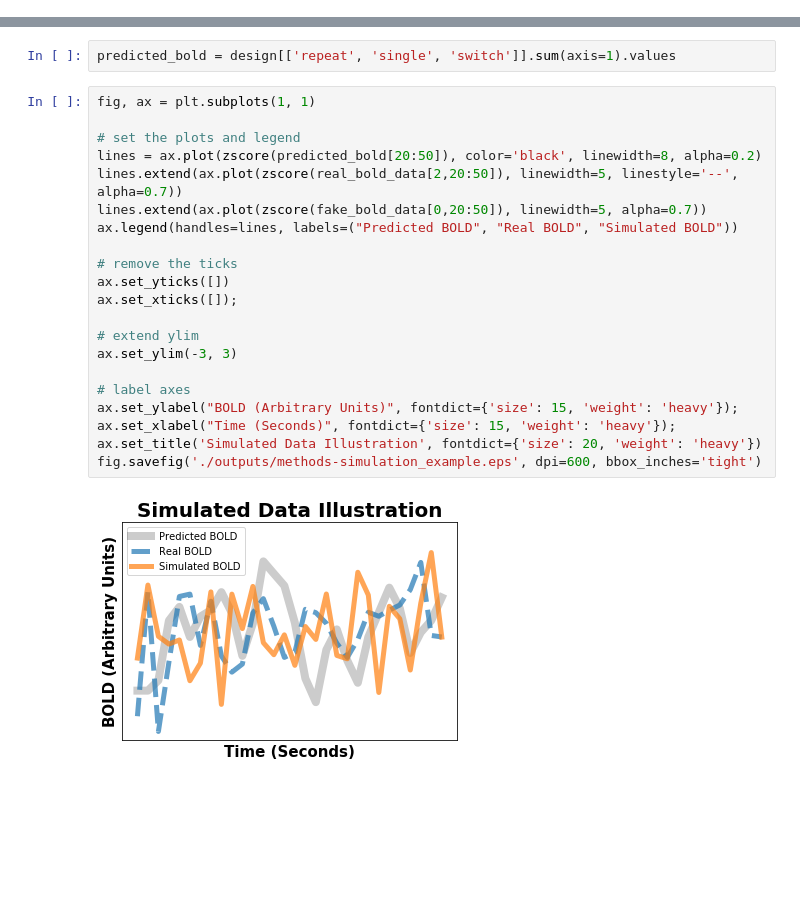
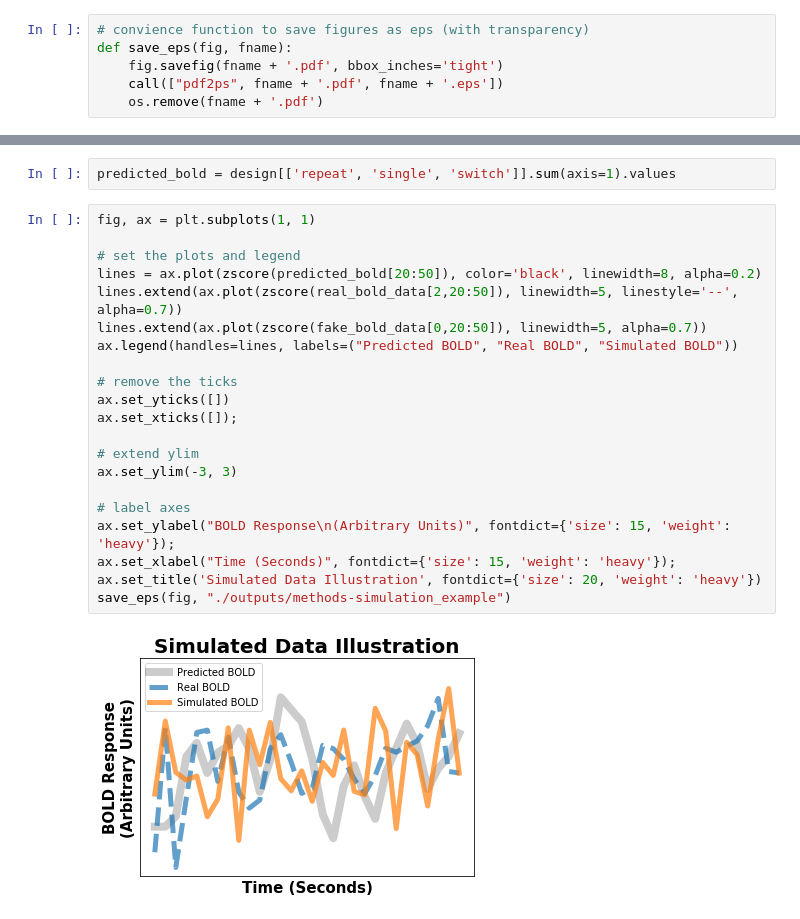
Before and after one commit to jdkent/BetaSeriesRealDataAnalysis, a Jupyter notebook: introductionFigures/introduction_figures.ipynb, the cells around one changed output, grey strips where cells are left out. Drawn from its saved outputs; the diff is of its cells as text; blank space fills up the shorter version.

```diff
--- a/introductionFigures/introduction_figures.ipynb
+++ b/introductionFigures/introduction_figures.ipynb
@@ -41,6 +42,12 @@ The backend was *originally* set to 'module://ipykernel.pylab.backend_inline' by
 
 
   matplotlib.use('Agg')
+# %%
+# convience function to save figures as eps (with transparency)
+def save_eps(fig, fname):
+    fig.savefig(fname + '.pdf', bbox_inches='tight')
+    call(["pdf2ps", fname + '.pdf', fname + '.eps'])
+    os.remove(fname + '.pdf')
 # %%
 two_voxel_img = nib.load(os.path.join(os.getcwd(), 'data/bold.nii.gz'))
 events_df = pd.read_csv('./data/events19.tsv', sep='\t')
@@ -425,23 +428,23 @@ predicted_bold = design[['repeat', 'single', 'switch']].sum(axis=1).values
 # %%
 fig, ax = plt.subplots(1, 1)
 
 # set the plots and legend
 lines = ax.plot(zscore(predicted_bold[20:50]), color='black', linewidth=8, alpha=0.2)
 lines.extend(ax.plot(zscore(real_bold_data[2,20:50]), linewidth=5, linestyle='--', alpha=0.7))
 lines.extend(ax.plot(zscore(fake_bold_data[0,20:50]), linewidth=5, alpha=0.7))
 ax.legend(handles=lines, labels=("Predicted BOLD", "Real BOLD", "Simulated BOLD"))
 
 # remove the ticks
 ax.set_yticks([])
 ax.set_xticks([]);
 
 # extend ylim
 ax.set_ylim(-3, 3)
 
 # label axes
-ax.set_ylabel("BOLD (Arbitrary Units)", fontdict={'size': 15, 'weight': 'heavy'});
+ax.set_ylabel("BOLD Response\n(Arbitrary Units)", fontdict={'size': 15, 'weight': 'heavy'});
 ax.set_xlabel("Time (Seconds)", fontdict={'size': 15, 'weight': 'heavy'});
 ax.set_title('Simulated Data Illustration', fontdict={'size': 20, 'weight': 'heavy'})
-fig.savefig('./outputs/methods-simulation_example.eps', dpi=600, bbox_inches='tight')
+save_eps(fig, "./outputs/methods-simulation_example")
 # %% [output]
-[figure, old version]
+[figure, new version]
```
Also changed, not shown: parts of 6 cells of this notebook, 52 other files.
